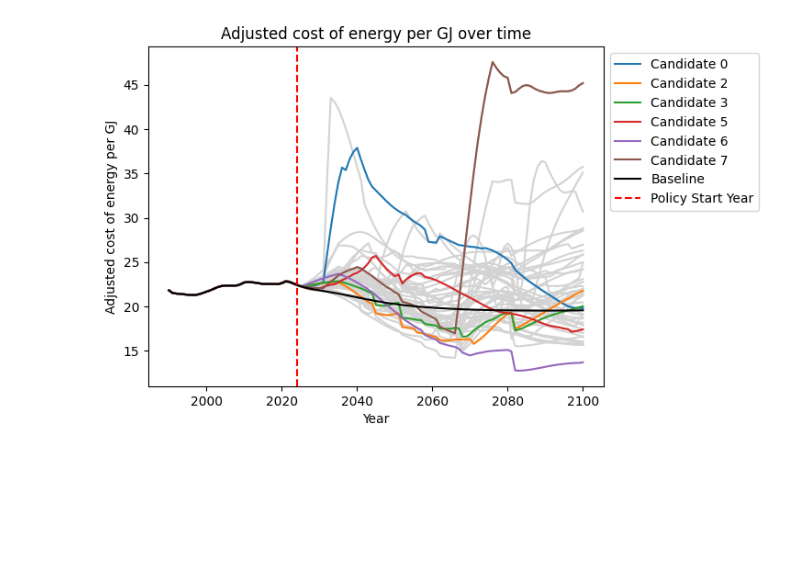
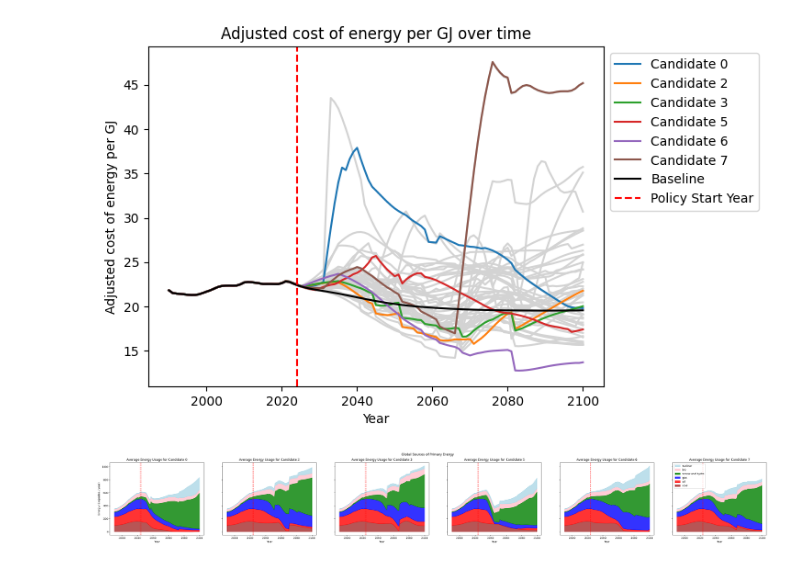
Before and after one commit to cognizant-ai-labs/en-roads-py, a Jupyter notebook: experiments/pymoo_analysis.ipynb, the cells around one changed output. Saved outputs shown, nothing was run; the diff lists cells and outputs as text; code cells hidden in the pictures; blank space fills up the shorter version.

```diff
--- a/experiments/pymoo_analysis.ipynb
+++ b/experiments/pymoo_analysis.ipynb
@@ -196,3 +198,43 @@ plot_outcome_over_time(plot_outcomes, sample_idxs, X, problem, runner, baseline_
 [figure]
 [figure]
 [figure]
+# %%
+def plot_energy_usage(cand_idxs: list[int], X: np.ndarray, problem: EnroadsProblem, runner: EnroadsRunner, baseline_df: pd.DataFrame):
+    fig, axes = plt.subplots(1, len(cand_idxs), sharey=True, figsize=(7.5 * len(cand_idxs), 5))
+    if len(cand_idxs) == 1:
+        axes = [axes]
+    axes[0].set_ylabel("Energy (Exajoules / year)")
+    for cand_id, ax in zip(cand_idxs, axes):
+        cand_outcomes = None
+        if cand_id == "baseline":
+            cand_outcomes = baseline_df
+        else:
+            actions_dict = problem.params_to_actions_dict(X[cand_id])
+            cand_outcomes = runner.evaluate_actions(actions_dict)
+        colors = ["brown", "red", "blue", "green", "pink", "lightblue", "orange"]
+        energies = ["coal", "oil", "gas", "renew and hydro", "bio", "nuclear", "new tech"]
+        demands = [f"Primary energy demand of {energy}" for energy in energies]
+        energy_df = cand_outcomes[demands]
+        for i, demand in enumerate(demands):
+            base = 0
+            if i != 0:
+                for j in range(i):
+                    base += energy_df[demands[j]]
+            if energy_df[demand].sum() == 0:
+                continue
+            ax.fill_between(range(1990, 2101), base, base + energy_df[demand], label=energies[i], color=colors[i], alpha=0.8)
+        if cand_id != "baseline" and len(outcomes) > 1:
+            ax.set_title(f"Average Energy Usage for Candidate {cand_id}")
+        else:
+            ax.set_title(f"Energy Usage for {cand_id}")
+        ax.set_xlabel("Year")
+        ax.axvline(x=2024, color="red", linestyle="--")
+
+    plt.suptitle("Global Sources of Primary Energy")
+    # Reverse the legend order
+    plt.legend(reversed(ax.get_legend_handles_labels()[0]), reversed(ax.get_legend_handles_labels()[1]))
+    plt.show()
+# %%
+plot_energy_usage(sample_idxs, X, problem, runner, baseline_df)
+# %% [output]
+[figure, added]
```
Also changed, not shown: parts of 3 cells of this notebook, 5 other files.
